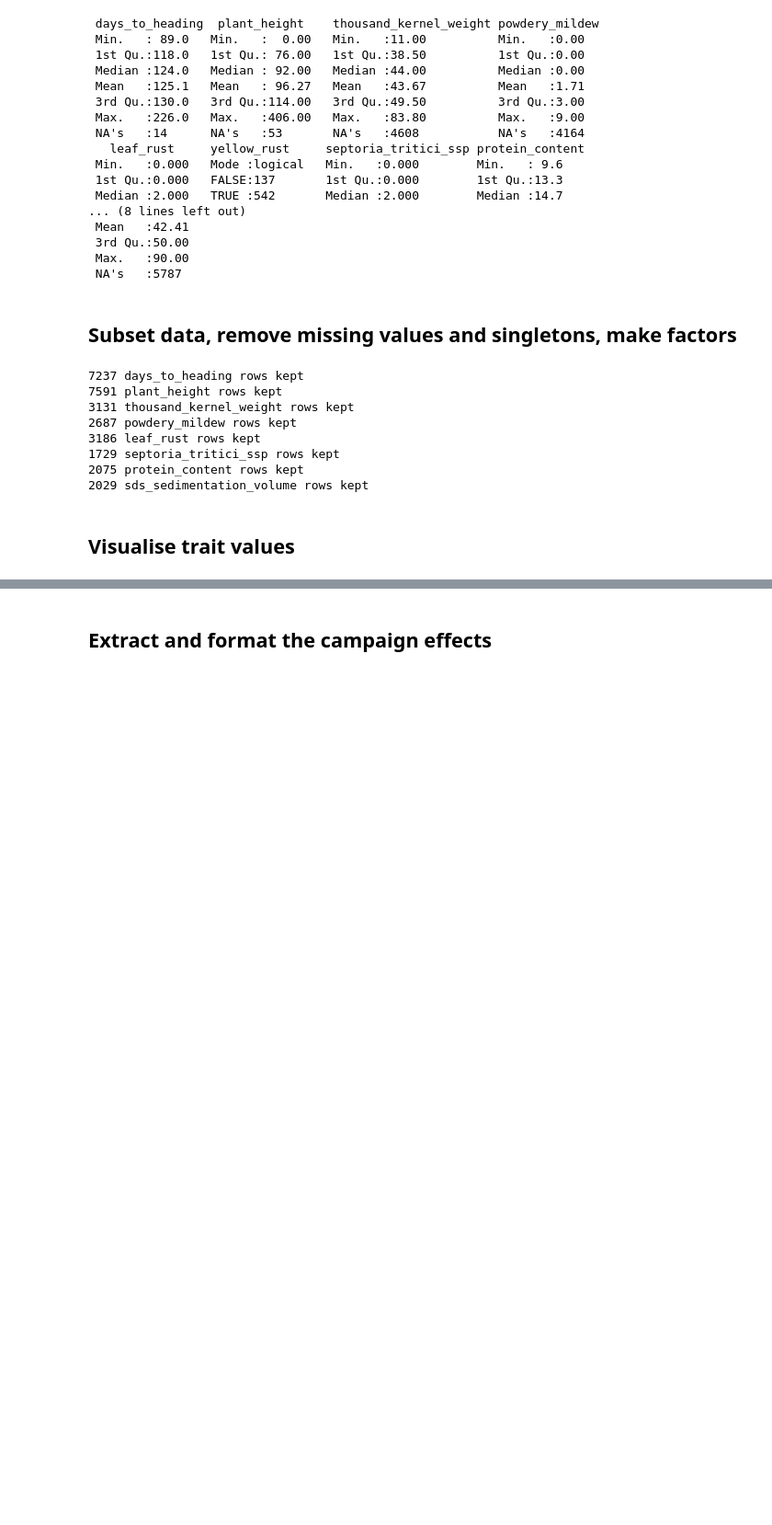
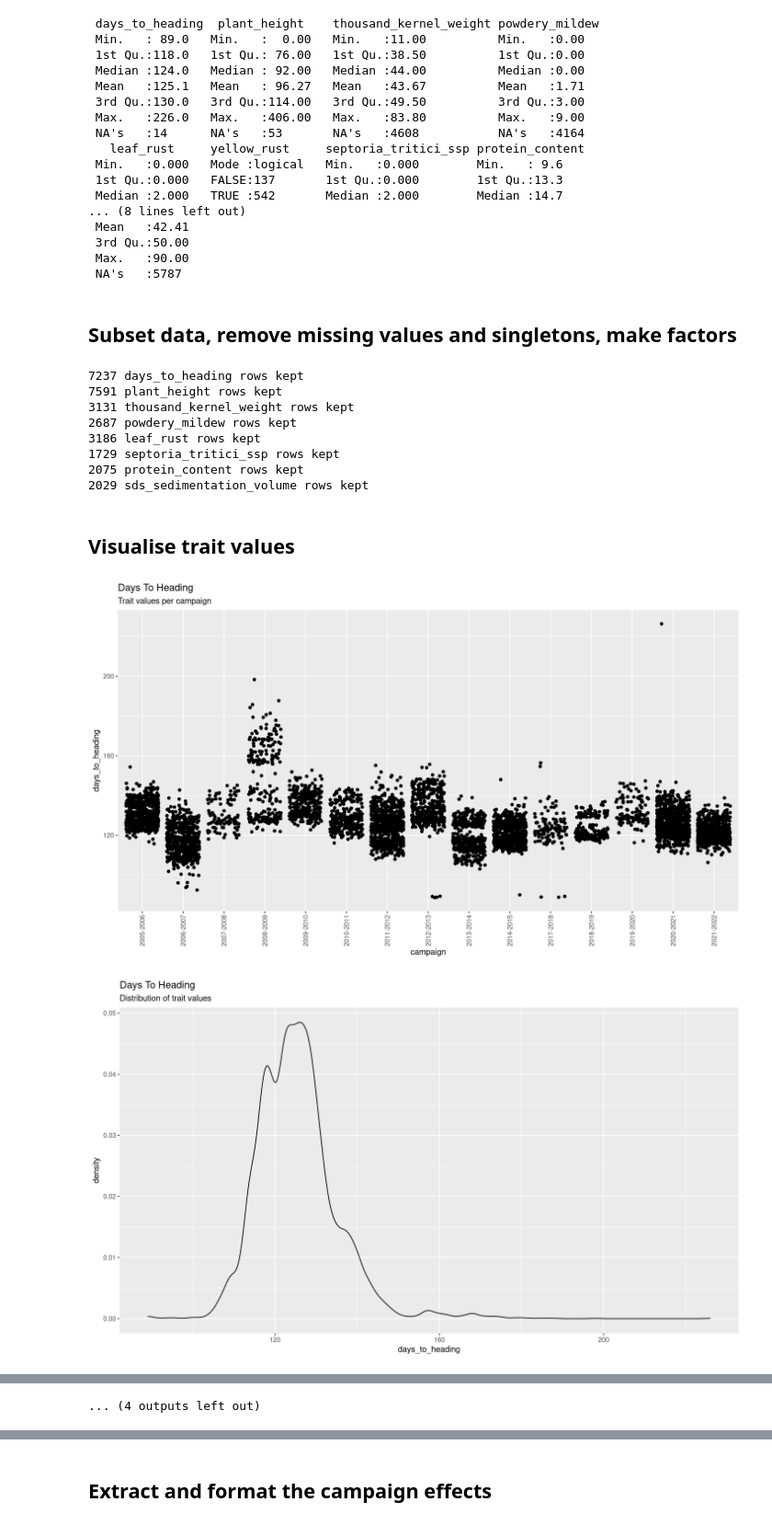
Before and after one commit to AGENTproject/historic_pheno_data_analysis, a Jupyter notebook: CREA-CI_historic_pheno_data_analysis/CREA-CI_historic_wheat_data_analysis.ipynb, the cells around one changed output, grey strips where cells are left out. Shown at 92% size. Saved outputs shown, nothing was run; the diff lists cells and outputs as text; code cells hidden in the pictures; blank space fills up the shorter version.

```diff
--- a/CREA-CI_historic_pheno_data_analysis/CREA-CI_historic_wheat_data_analysis.ipynb
+++ b/CREA-CI_historic_pheno_data_analysis/CREA-CI_historic_wheat_data_analysis.ipynb
@@ -133,10 +133,22 @@ data_sub_SV <- data_total |> make_data_sub("sds_sedimentation_volume")
 # %%
 options(repr.plot.width=12, repr.plot.height=7)
 visualise_trait <- function(data_sub, geom){
                     trait <- colnames(data_sub)[3]
                     trait_title <- trait |> str_replace_all("_", " ") |> str_to_title()
-                    plot(ggplot(data_sub, aes(campaign,.data[[trait]])) + geom_jitter(na.rm=TRUE)
+                    plot(ggplot(data_sub, aes(campaign,.data[[trait]])) + geom_jitter()
                          + theme(axis.text.x=element_text(angle=90,vjust=0.5,hjust=0.5))
                          + labs(title = trait_title, subtitle = "Trait values per campaign",))
-                    plot(ggplot(data_sub, aes(.data[[trait]])) + geom(na.rm=TRUE)
+                    plot(ggplot(data_sub, aes(.data[[trait]])) + geom
                          + labs(title = trait_title, subtitle = "Distribution of trait values",))}
+
+data_sub_HT |> visualise_trait(geom_density())
+data_sub_PH |> visualise_trait(geom_density())
+data_sub_TKW |> visualise_trait(geom_density())
+data_sub_PM |> visualise_trait(geom_histogram(bins=10))
+data_sub_LR |> visualise_trait(geom_histogram(bins=10))
+data_sub_ST |> visualise_trait(geom_histogram(bins=10))
+data_sub_PC |> visualise_trait(geom_density())
+data_sub_SV |> visualise_trait(geom_density())
+# %% [output]
+[figure, added]
+[figure, added]
@@ -142,0 +165 @@ visualise_trait <- function(data_sub, geom){
+... (4 outputs left out)
```
Also changed, not shown: parts of 46 cells of this notebook, 1 other file.
